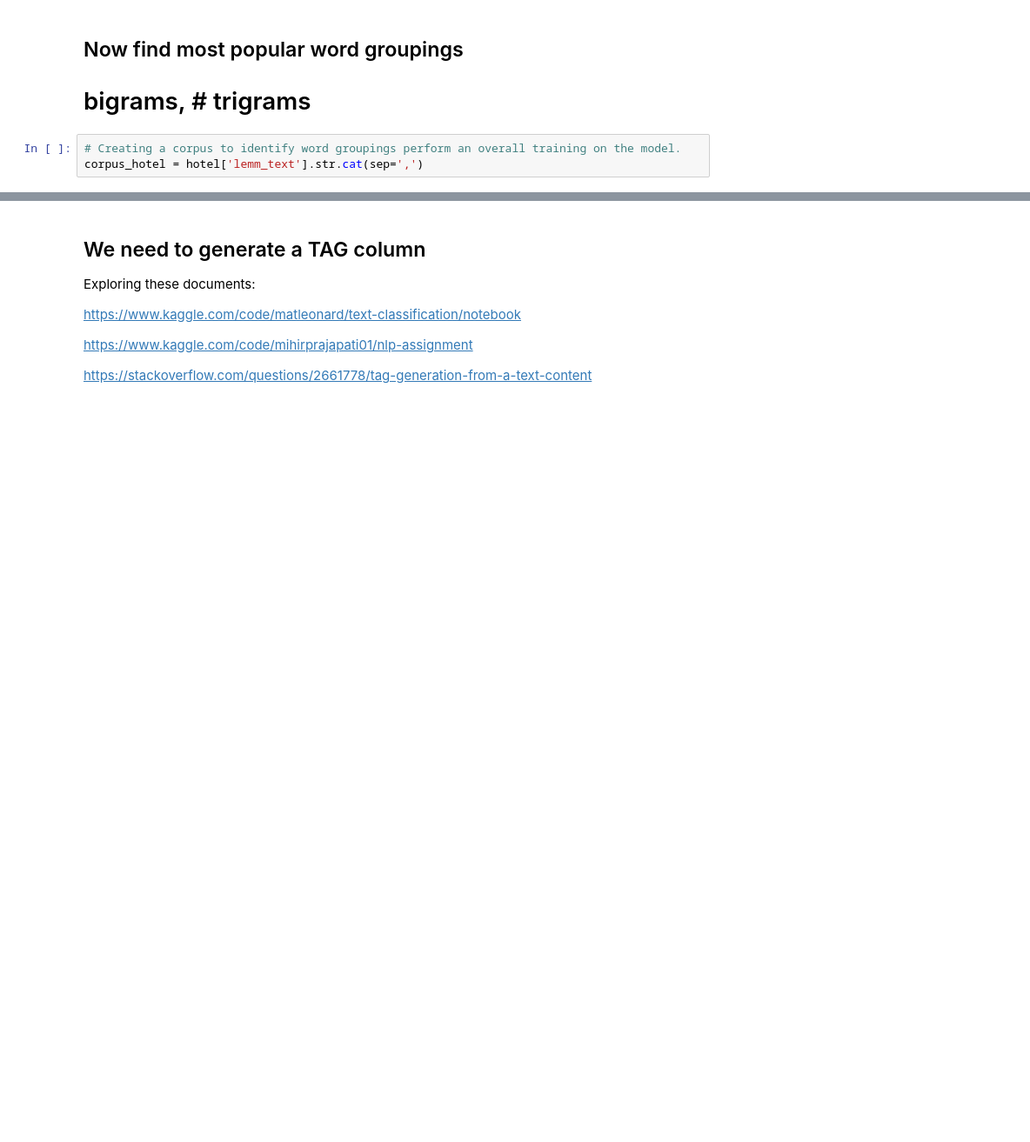
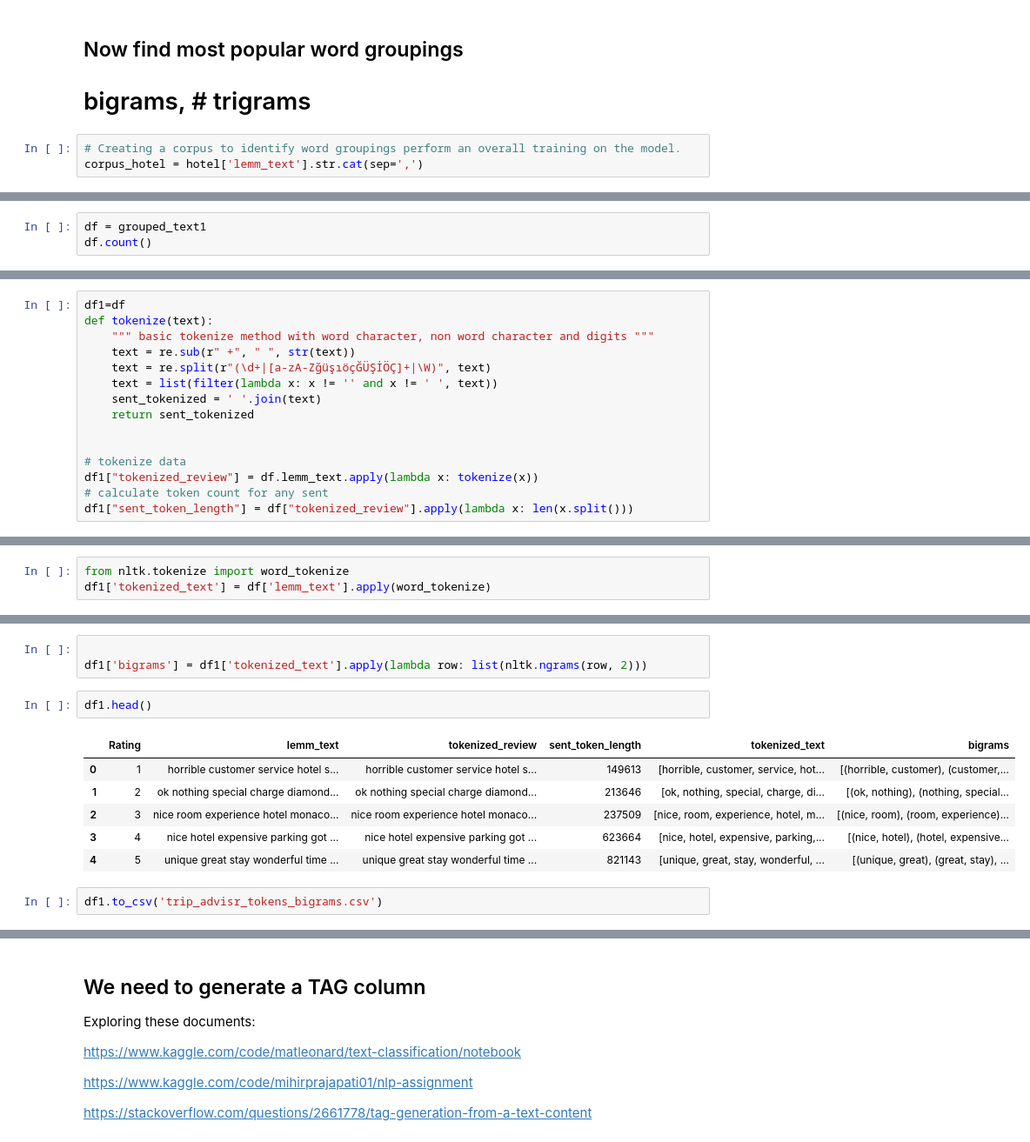
Before and after one commit to RobFaj/NLP_Project2022, a Jupyter notebook: Project Exploration and Analysis.ipynb, the cells around one changed output, grey strips where cells are left out. Shown at 87% size. Saved outputs shown, nothing was run; the diff lists cells and outputs as text; blank space fills up the shorter version.

```diff
--- a/Project Exploration and Analysis.ipynb
+++ b/Project Exploration and Analysis.ipynb
@@ -310,0 +660,3 @@ corpus_hotel = hotel['lemm_text'].str.cat(sep=',')
+# %%
+df = grouped_text1
+df.count()
@@ -310,0 +667,15 @@ corpus_hotel = hotel['lemm_text'].str.cat(sep=',')
+# %%
+df1=df
+def tokenize(text):
+    """ basic tokenize method with word character, non word character and digits """
+    text = re.sub(r" +", " ", str(text))
+    text = re.split(r"(\d+|[a-zA-ZğüşıöçĞÜŞİÖÇ]+|\W)", text)
+    text = list(filter(lambda x: x != '' and x != ' ', text))
+    sent_tokenized = ' '.join(text)
+    return sent_tokenized
+
+
+# tokenize data
+df1["tokenized_review"] = df.lemm_text.apply(lambda x: tokenize(x))
+# calculate token count for any sent
+df1["sent_token_length"] = df["tokenized_review"].apply(lambda x: len(x.split()))
@@ -310,0 +693,3 @@ corpus_hotel = hotel['lemm_text'].str.cat(sep=',')
+# %%
+from nltk.tokenize import word_tokenize
+df1['tokenized_text'] = df['lemm_text'].apply(word_tokenize)
@@ -310,0 +705,14 @@ corpus_hotel = hotel['lemm_text'].str.cat(sep=',')
+# %%
+
+df1['bigrams'] = df1['tokenized_text'].apply(lambda row: list(nltk.ngrams(row, 2)))
+# %%
+df1.head()
+# %% [output]
+|  | Rating | lemm_text | tokenized_review | sent_token_length | tokenized_text | bigrams |
+| 0 | 1 | horrible customer service hotel s... | horrible customer service hotel s... | 149613 | [horrible, customer, service, hot... | [(horrible, customer), (customer,... |
+| 1 | 2 | ok nothing special charge diamond... | ok nothing special charge diamond... | 213646 | [ok, nothing, special, charge, di... | [(ok, nothing), (nothing, special... |
+| 2 | 3 | nice room experience hotel monaco... | nice room experience hotel monaco... | 237509 | [nice, room, experience, hotel, m... | [(nice, room), (room, experience)... |
+| 3 | 4 | nice hotel expensive parking got ... | nice hotel expensive parking got ... | 623664 | [nice, hotel, expensive, parking,... | [(nice, hotel), (hotel, expensive... |
+| 4 | 5 | unique great stay wonderful time ... | unique great stay wonderful time ... | 821143 | [unique, great, stay, wonderful, ... | [(unique, great), (great, stay), ... |
+# %%
+df1.to_csv('trip_advisr_tokens_bigrams.csv')
```
Also changed, not shown: parts of 57 cells of this notebook, 2 other files.
